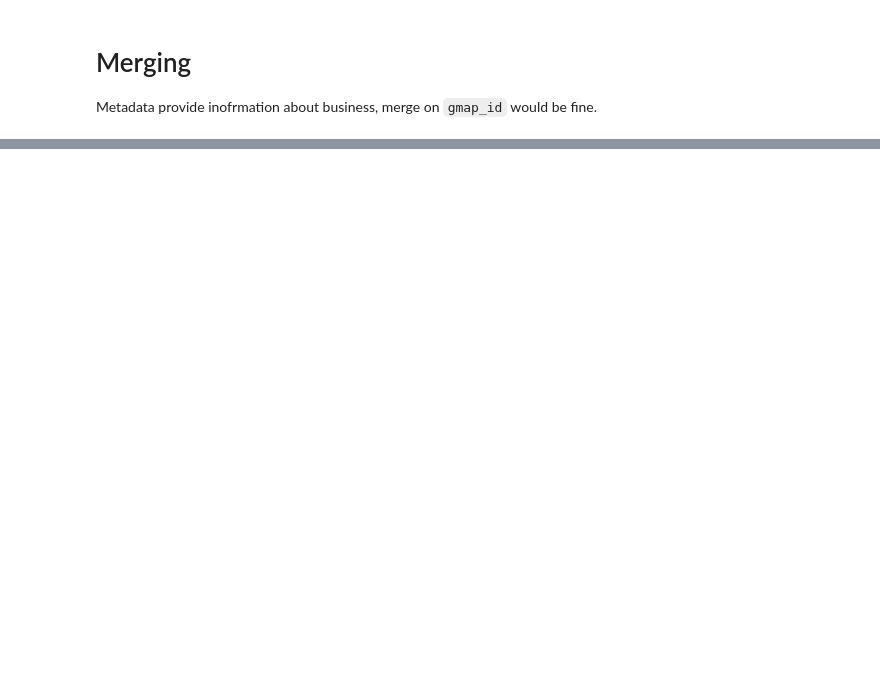
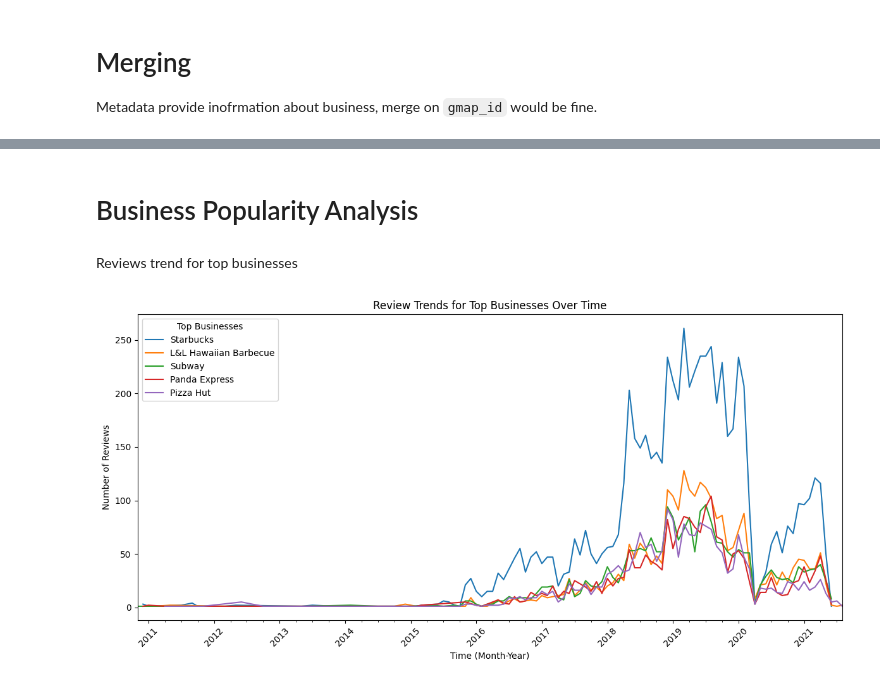
Before and after one commit to KevinBian107/RSDB, a Jupyter notebook: explorative data analysis/eda.ipynb, the cells around one changed output, grey strips where cells are left out. Saved outputs shown, nothing was run; the diff lists cells and outputs as text; code cells hidden in the pictures; blank space fills up the shorter version.

```diff
--- a/explorative data analysis/eda.ipynb
+++ b/explorative data analysis/eda.ipynb
@@ -78,0 +161,2 @@ Metadata provide inofrmation about business, merge on `gmap_id` would be fine.
+# %%
+merged_df.rename(columns={'time_x': 'time', 'rating_x': 'rating', 'name_x': 'u_name', 'name_y': 'b_name'}, inplace=True)
@@ -78,0 +171,24 @@ Metadata provide inofrmation about business, merge on `gmap_id` would be fine.
+# %% [markdown]
+# Business Popularity Analysis
+# %% [markdown]
+Reviews trend for top businesses
+# %%
+# Get the top 5 businesses by review count
+top_businesses = merged_df['b_name'].value_counts().head(5).index
+
+plt.figure(figsize=(12, 6))
+for business in top_businesses:
+    business_reviews = merged_df[merged_df['b_name'] == business].groupby(
+        merged_df['time'].dt.to_period('M')
+    ).size()
+    business_reviews.plot(label=business)
+
+plt.title('Review Trends for Top Businesses Over Time')
+plt.xlabel('Time (Month-Year)')
+plt.ylabel('Number of Reviews')
+plt.legend(title="Top Businesses")
+plt.xticks(rotation=45)
+plt.tight_layout()
+plt.show()
+# %% [output]
+[figure, added]
```
Also changed, not shown: parts of 44 cells of this notebook.
